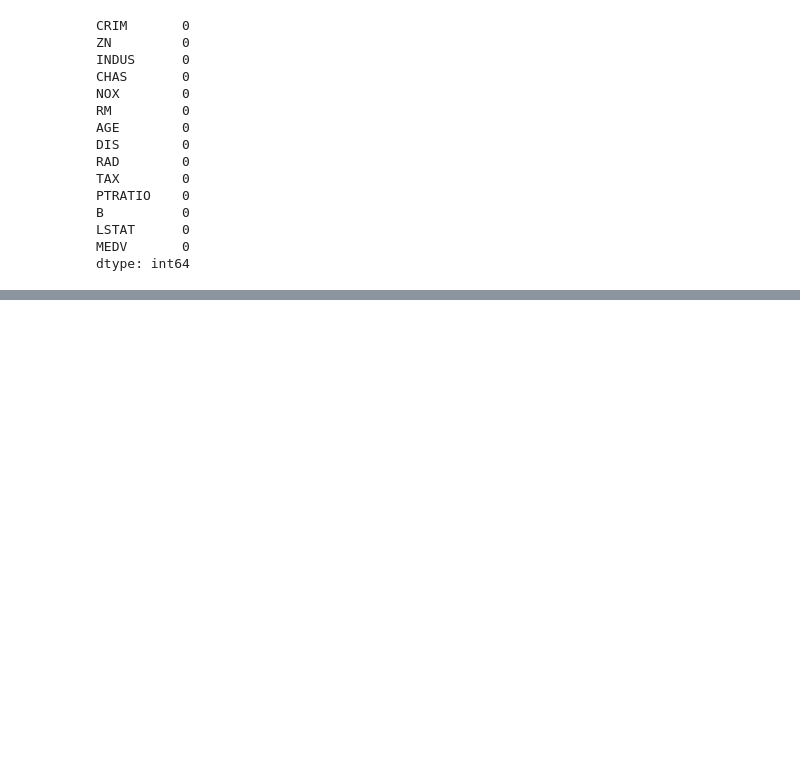
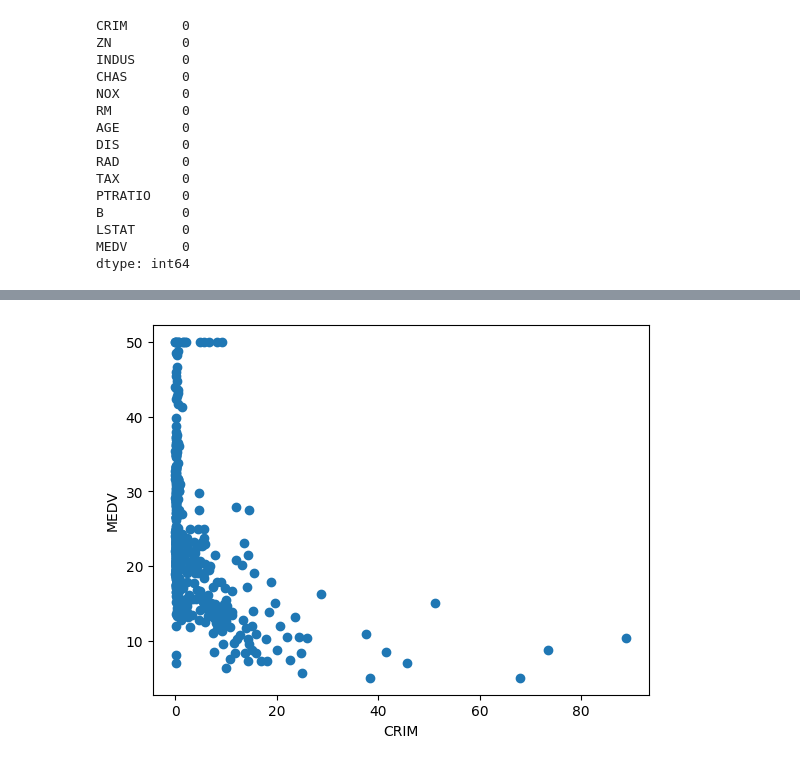
Before and after one commit to JOSEPHEKEIGI/Python-Assignments, a Jupyter notebook: 005_Predicting_House_Prices.ipynb, the cells around one changed output, grey strips where cells are left out. Cells and saved outputs as stored; diff of their text form; code cells hidden in the pictures; blank space fills up the shorter version.

```diff
--- a/005_Predicting_House_Prices.ipynb
+++ b/005_Predicting_House_Prices.ipynb
@@ -100,0 +137,8 @@ dtype: int64
+# %%
+fig, ax = plt.subplots()
+ax.scatter(x = data['CRIM'], y = data['MEDV'])
+plt.ylabel('MEDV')
+plt.xlabel("CRIM")
+plt.show()
+# %% [output]
+[figure, added]
```
Also changed, not shown: parts of 18 cells of this notebook.
